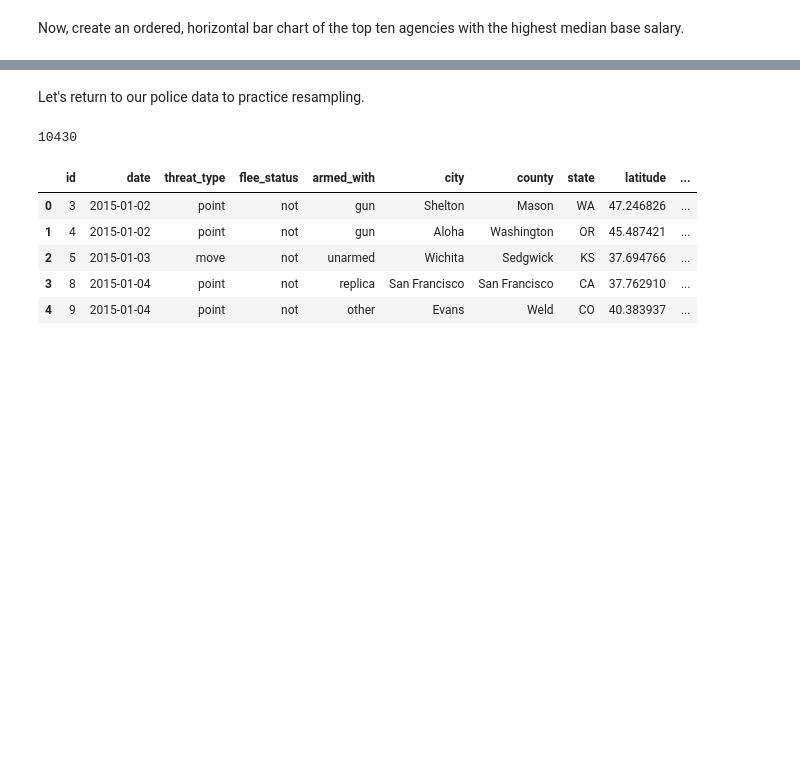
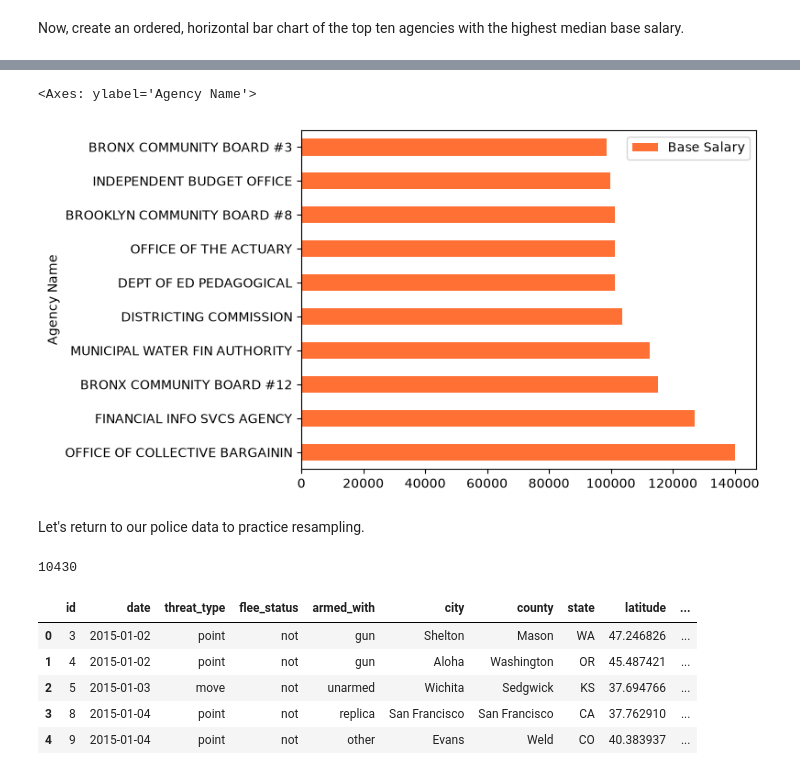
Before and after one commit to laylayounes/cuny-advanced-data-journalism-fall-2026, a Jupyter notebook: exercise-files/homework/homework6.ipynb, the cells around one changed output, grey strips where cells are left out. Cells and saved outputs as stored; diff of their text form; code cells hidden in the pictures; blank space fills up the shorter version.

```diff
--- a/exercise-files/homework/homework6.ipynb
+++ b/exercise-files/homework/homework6.ipynb
@@ -21,2 +44,8 @@ Using this data, create an ordered, horizontal bar chart of the top 10 biggest a
 # %% [markdown]
 Now, create an ordered, horizontal bar chart of the top ten agencies with the highest median base salary.
+# %%
+top10_salary = payroll_data.groupby(
+    ["Agency Name"]
+)["Base Salary"].median().sort_values(ascending=False).head(10).reset_index()
+
+top10_salary.head()
@@ -23,5 +59,9 @@ Now, create an ordered, horizontal bar chart of the top ten agencies with the hi
 # %%
 # Your code here.
+top10_salary.plot(kind="barh", x="Agency Name", y="Base Salary", color="#ff7034")
+# %% [output]
+<Axes: ylabel='Agency Name'>
+[figure, added]
 # %% [markdown]
 Let's return to our police data to practice resampling.
 # %%
```
Also changed, not shown: parts of 10 cells of this notebook, 6 other files.
